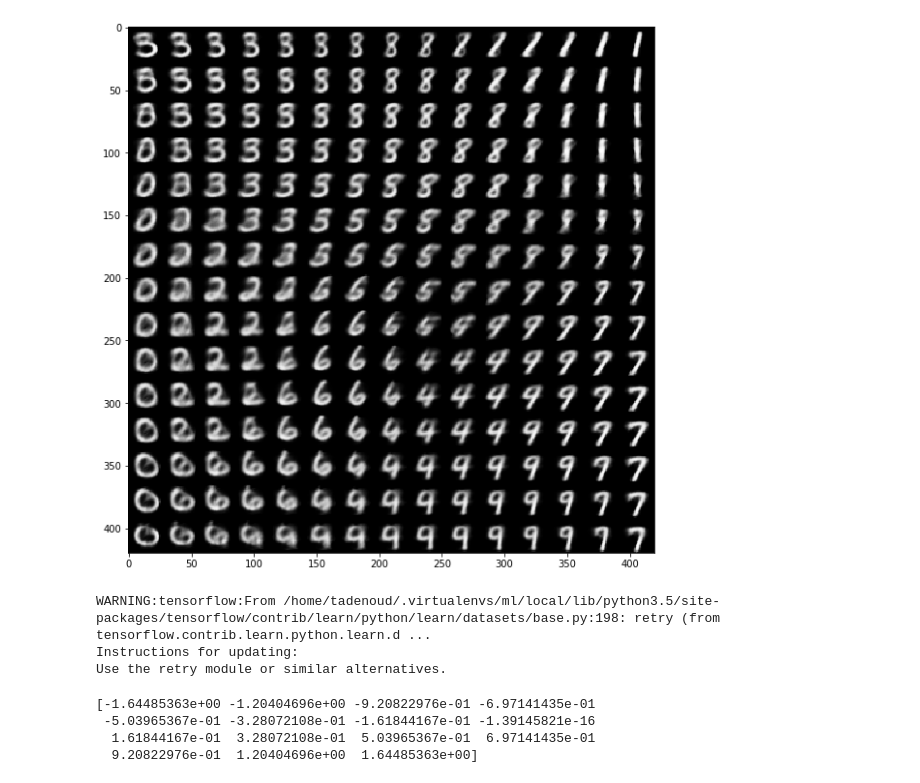
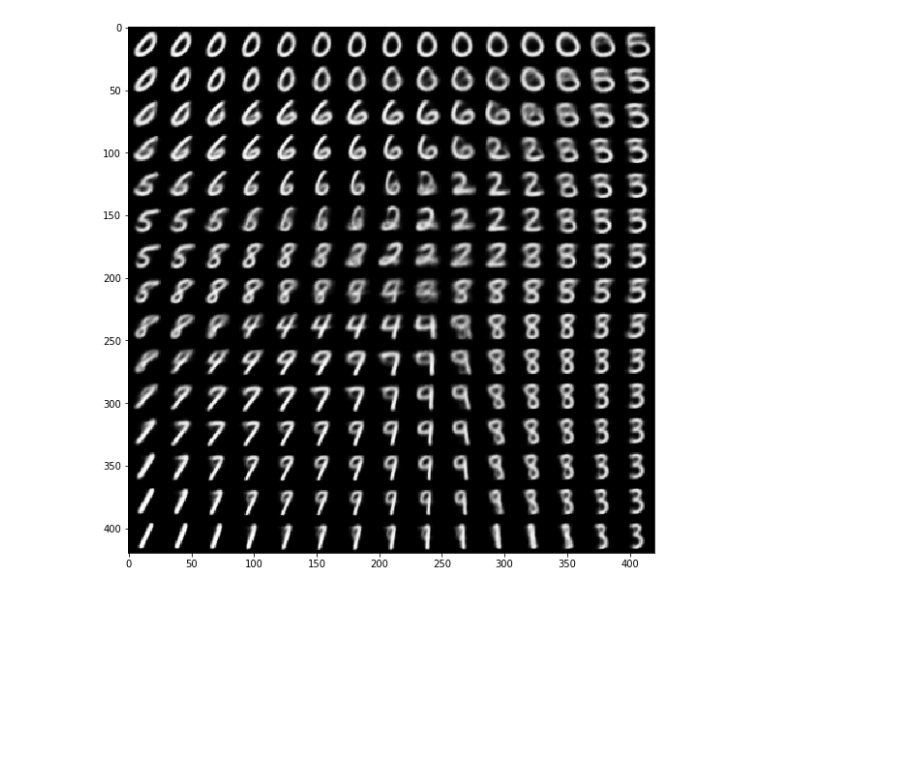
Before and after one commit to tayden/VAE-Latent-Space-Explorer, a Jupyter notebook: scripts/VAE.ipynb, the cells around one changed output. Drawn from its saved outputs; the diff is of its cells as text; code cells hidden in the pictures; blank space fills up the shorter version.

Commit message:
Update model and clean up chart visualization

```diff
--- a/scripts/VAE.ipynb
+++ b/scripts/VAE.ipynb
@@ -145,41 +182,45 @@ encoder.save('encoder.h5')
 # %%
 # build a digit generator that can sample from the learned distribution
 decoder_input = Input(shape=(latent_dim,))
 _h_decoded = decoder_h(decoder_input)
-_x_decoded_mean = decoder_mean(_h_decoded)
+_a = decoder_fc(_h_decoded)
+_a = decoder_reshape(_a)
+_a = decoder_conv1(_a)
+_a = decoder_bn1(_a)
+_a = decoder_activ1(_a)
+_a = decoder_conv2(_a)
+_a = decoder_bn2(_a)
+_a = decoder_activ2(_a)
+_a = decoder_conv3(_a)
+_a = decoder_flatten(_a)
+_x_decoded_mean = decoder_mean(_a)
 generator = Model(decoder_input, _x_decoded_mean)
 
 # display a 2D manifold of the digits
 n = 15  # figure with 15x15 digits
 digit_size = 28
 figure = np.zeros((digit_size * n, digit_size * n))
 # linearly spaced coordinates on the unit square were transformed through the inverse CDF (ppf) of the Gaussian
 # to produce values of the latent variables z, since the prior of the latent space is Gaussian
 grid_x = norm.ppf(np.linspace(0.05, 0.95, n))
 grid_y = norm.ppf(np.linspace(0.05, 0.95, n))
 
 for i, yi in enumerate(grid_x):
     for j, xi in enumerate(grid_y):
         z_sample = np.array([[xi, yi]])
         x_decoded = generator.predict(z_sample)
         digit = x_decoded[0].reshape(digit_size, digit_size)
         figure[i * digit_size: (i + 1) * digit_size,
                j * digit_size: (j + 1) * digit_size] = digit
 
 plt.figure(figsize=(10, 10))
 plt.imshow(figure, cmap='Greys_r')
 plt.show()
 
 generator.save('generator.h5')
 # %% [output]
-[figure, old version]
+[figure, new version]
 # %%
 import tensorflowjs as tfjs
 
-tfjs.converters.save_keras_model(vae, './vaejs')
-tfjs.converters.save_keras_model(encoder, './encoderjs')
-tfjs.converters.save_keras_model(generator, './generatorjs')
+tfjs.converters.save_keras_model(generator, '../public/models/generatorjs')
-# %% [output]
-WARNING:tensorflow:From /home/tadenoud/.virtualenvs/ml/local/lib/python3.5/site-packages/tensorflow/contrib/learn/python/learn/datasets/base.py:198: retry (from tensorflow.contrib.learn.python.learn.d ...
-Instructions for updating:
-Use the retry module or similar alternatives.
@@ -189,7 +226,0 @@ grid_y = norm.ppf(np.linspace(0.05, 0.95, 15))
-# %%
-print(grid_x)
-# %% [output]
-[-1.64485363e+00 -1.20404696e+00 -9.20822976e-01 -6.97141435e-01
- -5.03965367e-01 -3.28072108e-01 -1.61844167e-01 -1.39145821e-16
-  1.61844167e-01  3.28072108e-01  5.03965367e-01  6.97141435e-01
-  9.20822976e-01  1.20404696e+00  1.64485363e+00]
```
Also changed, not shown: parts of 6 cells of this notebook, 40 other files.
